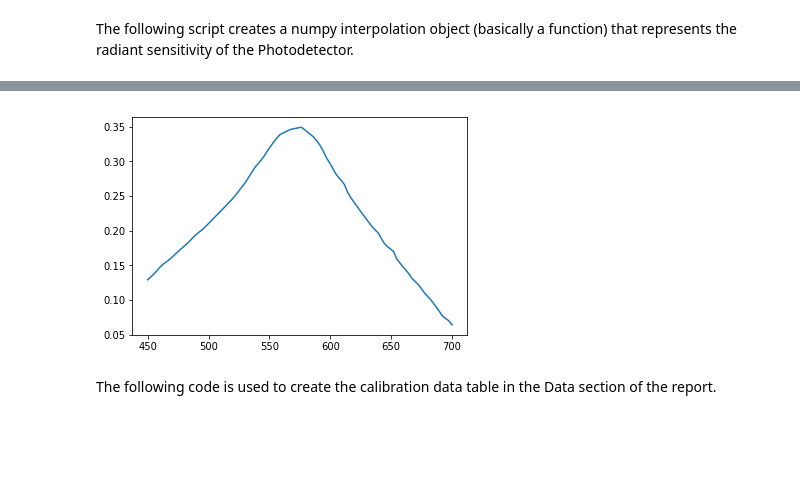
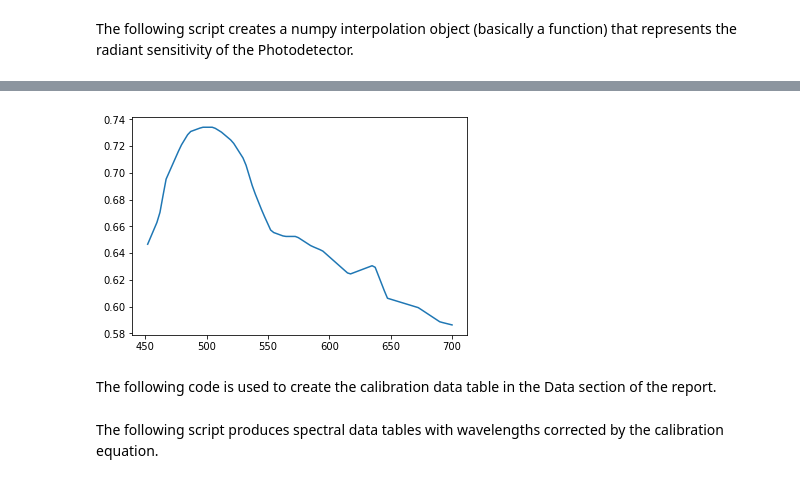
Before and after one commit to DGeisz/5CL, a Jupyter notebook: CapHeidi/CapstoneProject.ipynb, the cells around one changed output, grey strips where cells are left out. Saved outputs shown, nothing was run; the diff lists cells and outputs as text; code cells hidden in the pictures; blank space fills up the shorter version.

```diff
--- a/CapHeidi/CapstoneProject.ipynb
+++ b/CapHeidi/CapstoneProject.ipynb
@@ -147,3 +312,10 @@ p_photo['lambda'] = Lslope * (photo_data.Lpix - 328) + 200
 Sslope = 0.4 / (886 - 499)
 p_photo['rad_sens'] = Sslope * (886 - photo_data.spix)
 photo_sensitivity = interp1d(p_photo['lambda'], p_photo.rad_sens)
+# %%
+m_sens = pd.DataFrame()
+m_data = pd.read_csv('monochromator.csv')
+m_sens['lambda'] = (500 / (982 - 272)) * (m_data.wlPix - 272) + 300
+m_sens['eff'] = (1 / (526 - 244)) * (526 - m_data.effPix)
+monochromator_sensitivity = interp1d(m_sens['lambda'], m_sens.eff)
+m_sens
@@ -150,9 +340,9 @@ photo_sensitivity = interp1d(p_photo['lambda'], p_photo.rad_sens)
 # %%
-x = np.linspace(450, 700, 100)
-plt.plot(x, photo_sensitivity(x))
+x = np.linspace(452, 700, 100)
+plt.plot(x, monochromator_sensitivity(x))
 plt.show()
 # %% [output]
-[figure, old version]
+[figure, new version]
 # %%
 data = pd.read_csv('readingvsintensity.csv')
 data.keys()
@@ -172,3 +362,5 @@ The following code is used to create the calibration data table in the Data sect
 # %%
 cal_data = pd.DataFrame({"Wavelength Reading": [3816, 3332, 2727],
                         "Actual Wavelength": [6328, 5320, 4050]})
+# %% [markdown]
+The following script produces spectral data tables with wavelengths corrected by the calibration equation.
```
Also changed, not shown: parts of 30 cells of this notebook, 2 other files.
